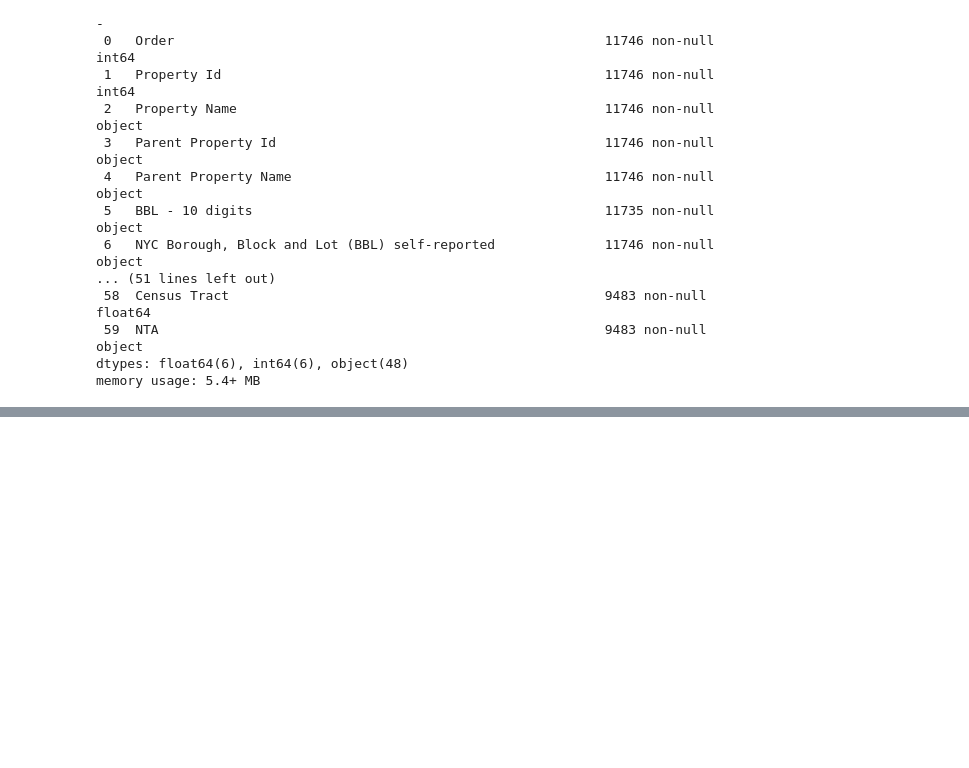
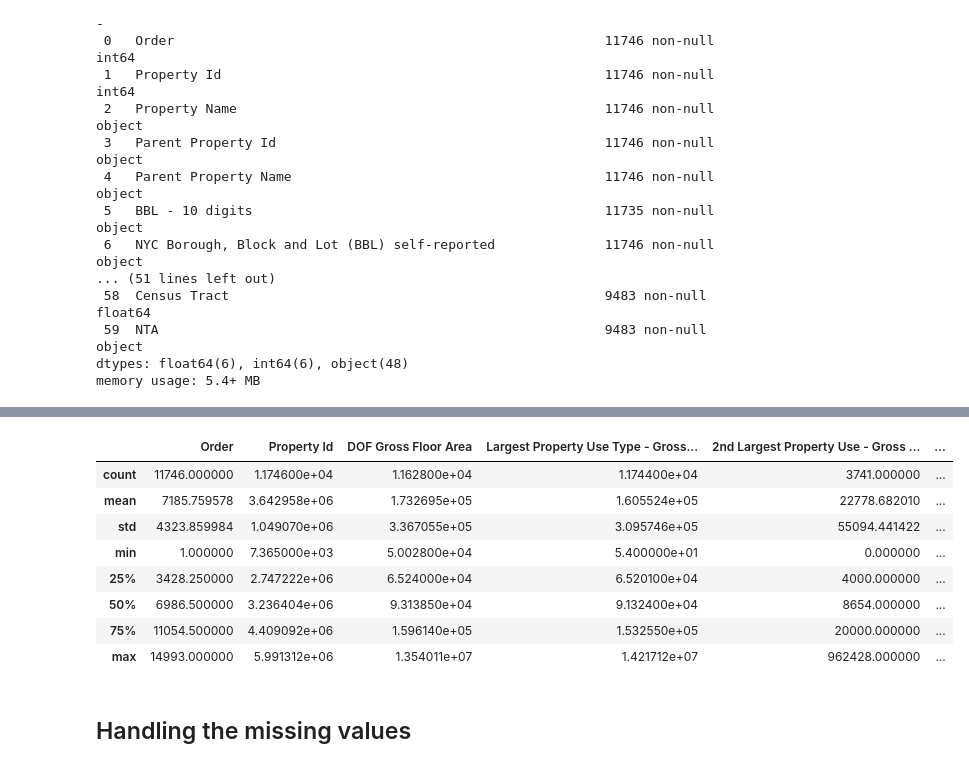
Before and after one commit to RahatGithub/EnergyStarUnitPredictor, a Jupyter notebook: NYC_ESU_2017.ipynb, the cells around one changed output, grey strips where cells are left out. Cells and saved outputs as stored; diff of their text form; code cells hidden in the pictures; blank space fills up the shorter version.

```diff
--- a/NYC_ESU_2017.ipynb
+++ b/NYC_ESU_2017.ipynb
@@ -3,0 +8,27 @@ import numpy as np
+# %%
+# Pandas and numpy for data manipulation
+import pandas as pd
+import numpy as np
+
+# No warnings about setting value on copy of slice
+pd.options.mode.chained_assignment = None
+
+# Display up to 60 columns of a dataframe
+pd.set_option('display.max_columns', 60)
+
+# Matplotlib visualization
+import matplotlib.pyplot as plt
+%matplotlib inline
+
+# Set default font size
+plt.rcParams['font.size'] = 24
+
+# Internal ipython tool for setting figure size
+from IPython.core.pylabtools import figsize
+
+# Seaborn for visualization
+import seaborn as sns
+sns.set(font_scale = 2)
+
+# Splitting data into training and testing
+from sklearn.model_selection import train_test_split
@@ -57,2 +88,16 @@ for col in list(data.columns):
+# %%
+data.describe()
+# %% [output]
+|  | Order | Property Id | DOF Gross Floor Area | Largest Property Use Type - Gross... | 2nd Largest Property Use - Gross ... | ... |
+| count | 11746.000000 | 1.174600e+04 | 1.162800e+04 | 1.174400e+04 | 3741.000000 | ... |
+| mean | 7185.759578 | 3.642958e+06 | 1.732695e+05 | 1.605524e+05 | 22778.682010 | ... |
+| std | 4323.859984 | 1.049070e+06 | 3.367055e+05 | 3.095746e+05 | 55094.441422 | ... |
+| min | 1.000000 | 7.365000e+03 | 5.002800e+04 | 5.400000e+01 | 0.000000 | ... |
+| 25% | 3428.250000 | 2.747222e+06 | 6.524000e+04 | 6.520100e+04 | 4000.000000 | ... |
+| 50% | 6986.500000 | 3.236404e+06 | 9.313850e+04 | 9.132400e+04 | 8654.000000 | ... |
+| 75% | 11054.500000 | 4.409092e+06 | 1.596140e+05 | 1.532550e+05 | 20000.000000 | ... |
+| max | 14993.000000 | 5.991312e+06 | 1.354011e+07 | 1.421712e+07 | 962428.000000 | ... |
+# %% [markdown]
+## Handling the missing values
 # %%
 # Function to calculate missing values by column
```
Also changed, not shown: parts of 25 cells of this notebook, 1 other file.
